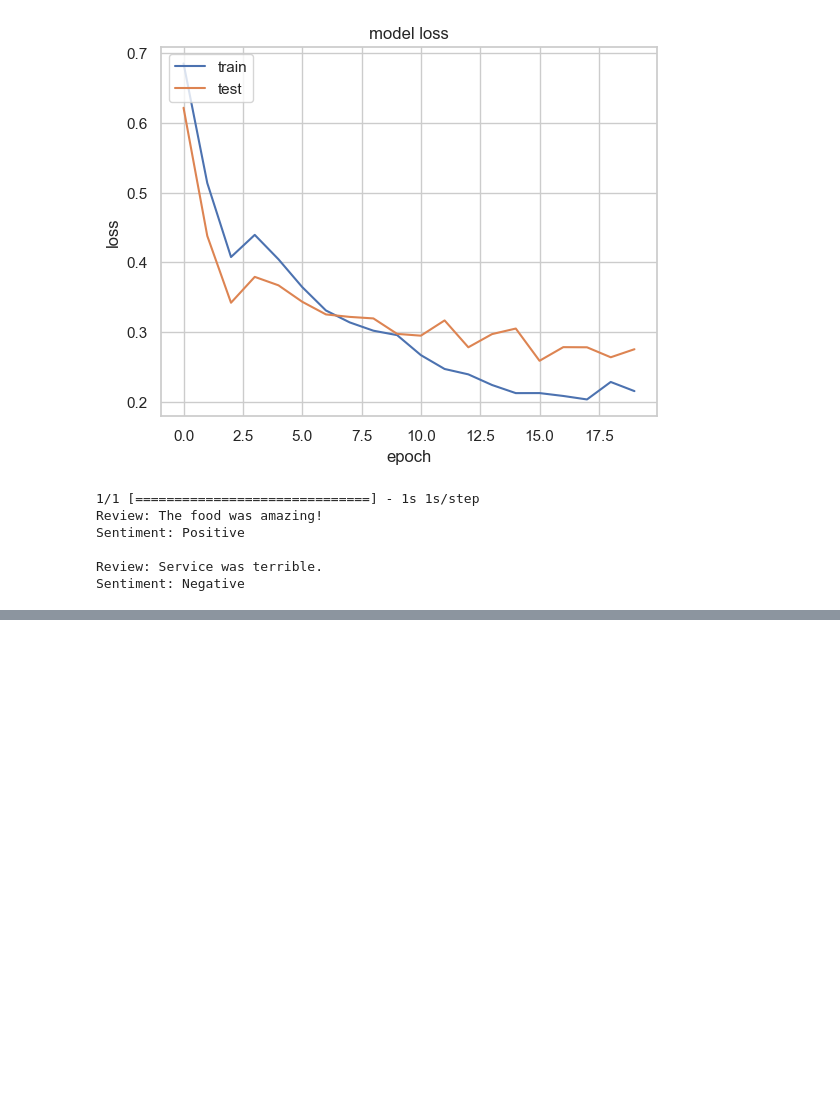
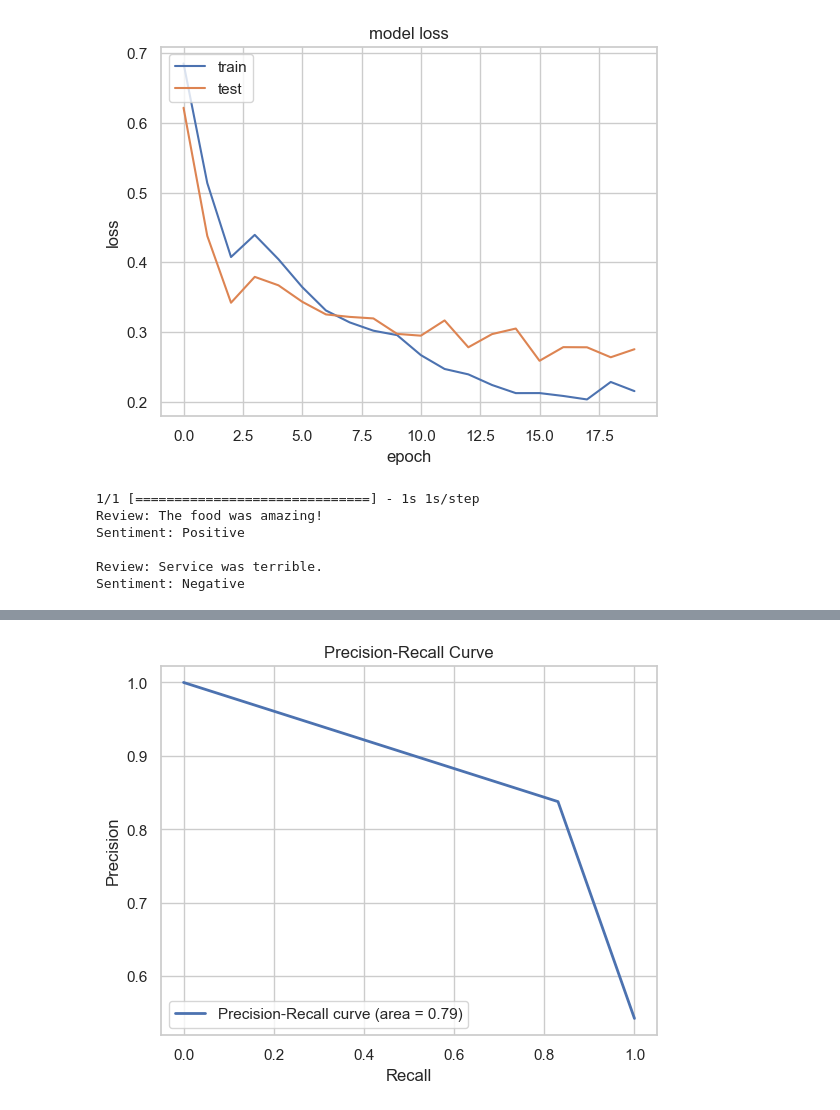
Before and after one commit to saimenogm/Restaurant-Sentiment-Analysis, a Jupyter notebook: Restaurant Sentiment Analysis.ipynb, the cells around one changed output, grey strips where cells are left out. Cells and saved outputs as stored; diff of their text form; code cells hidden in the pictures; blank space fills up the shorter version.

```diff
--- a/Restaurant Sentiment Analysis.ipynb
+++ b/Restaurant Sentiment Analysis.ipynb
@@ -544,0 +566,16 @@ plt.show()
+# %%
+precision, recall, thresholds = precision_recall_curve(y_test, y_pred)
+
+# Calculate the average precision score
+avg_precision = average_precision_score(y_test, y_pred)
+
+# Plot the precision-recall curve
+plt.figure()
+plt.plot(recall, precision, color='b', lw=2, label='Precision-Recall curve (area = %0.2f)' % avg_precision)
+plt.xlabel('Recall')
+plt.ylabel('Precision')
+plt.title('Precision-Recall Curve')
+plt.legend(loc="lower left")
+plt.show()
+# %% [output]
+[figure, added]
```
Also changed, not shown: parts of 3 cells of this notebook.
